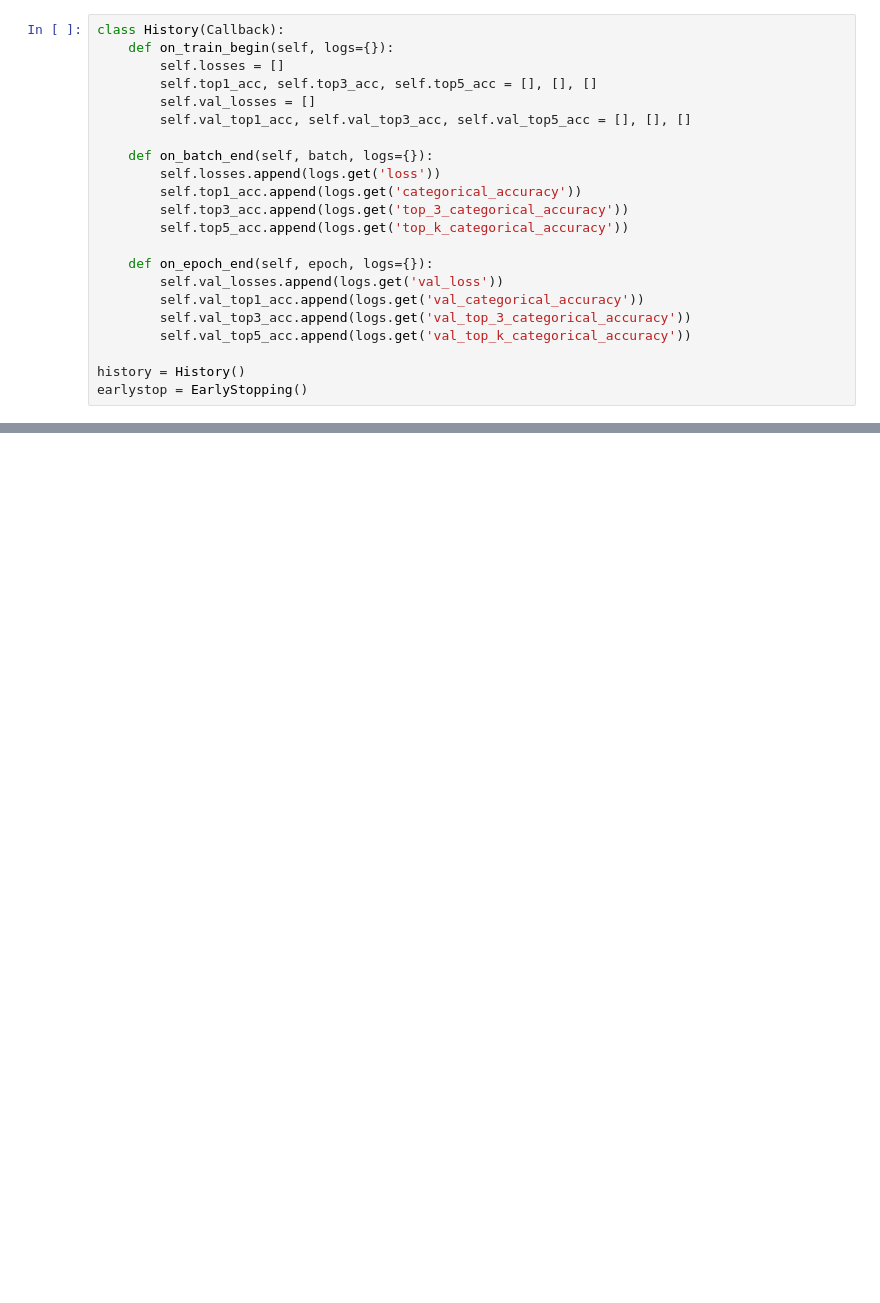
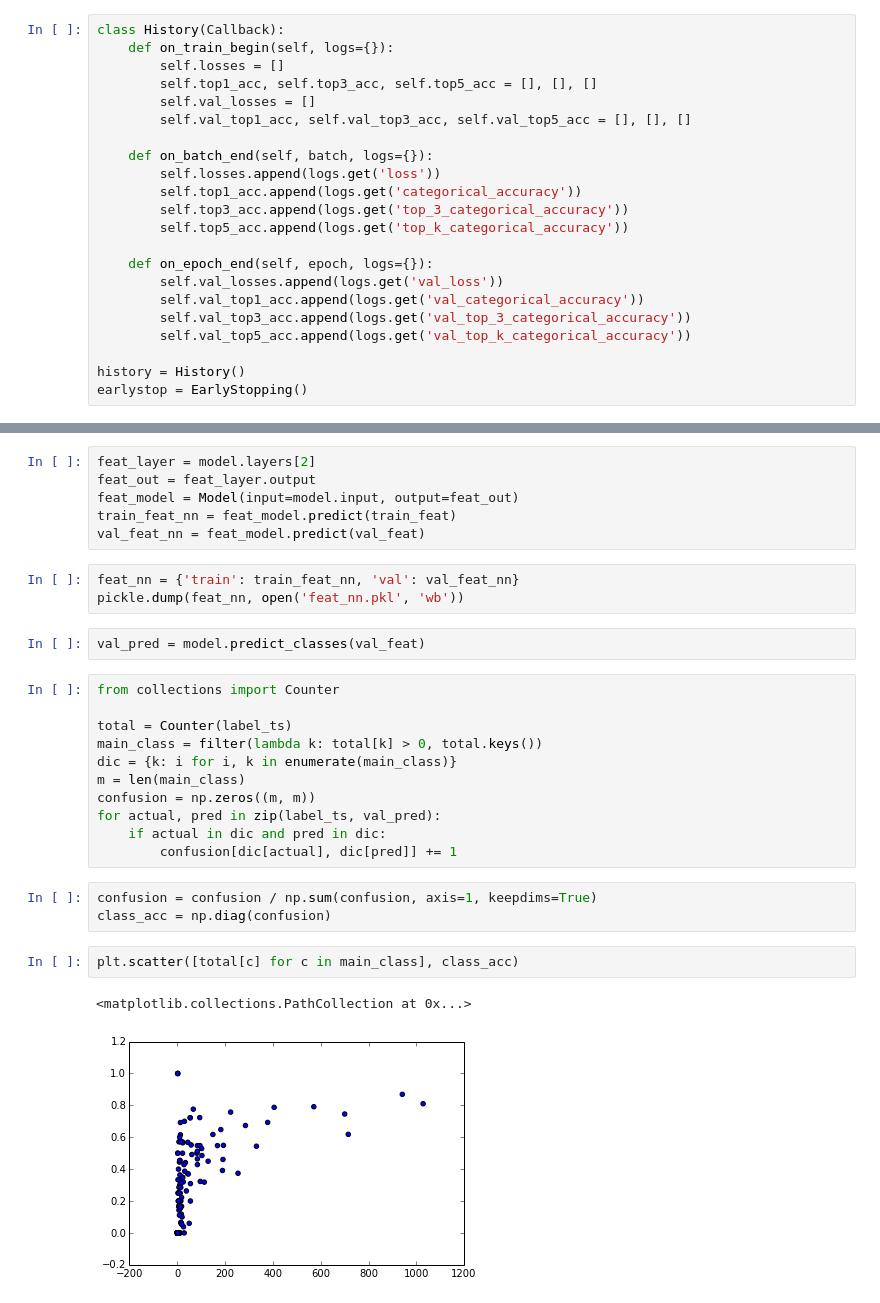
Before and after one commit to YuhangMing/258Assign2, a Jupyter notebook: nn.ipynb, the cells around one changed output, grey strips where cells are left out. Saved outputs shown, nothing was run; the diff lists cells and outputs as text; blank space fills up the shorter version.

```diff
--- a/nn.ipynb
+++ b/nn.ipynb
@@ -130,0 +133,30 @@ plt.legend()
+# %%
+feat_layer = model.layers[2]
+feat_out = feat_layer.output
+feat_model = Model(input=model.input, output=feat_out)
+train_feat_nn = feat_model.predict(train_feat)
+val_feat_nn = feat_model.predict(val_feat)
+# %%
+feat_nn = {'train': train_feat_nn, 'val': val_feat_nn}
+pickle.dump(feat_nn, open('feat_nn.pkl', 'wb'))
+# %%
+val_pred = model.predict_classes(val_feat)
+# %%
+from collections import Counter
+
+total = Counter(label_ts)
+main_class = filter(lambda k: total[k] > 0, total.keys())
+dic = {k: i for i, k in enumerate(main_class)}
+m = len(main_class)
+confusion = np.zeros((m, m))
+for actual, pred in zip(label_ts, val_pred):
+    if actual in dic and pred in dic:
+        confusion[dic[actual], dic[pred]] += 1
+# %%
+confusion = confusion / np.sum(confusion, axis=1, keepdims=True)
+class_acc = np.diag(confusion)
+# %%
+plt.scatter([total[c] for c in main_class], class_acc)
+# %% [output]
+<matplotlib.collections.PathCollection at 0x...>
+[figure, added]
```
Also changed, not shown: parts of 8 cells of this notebook, 1 other file.
